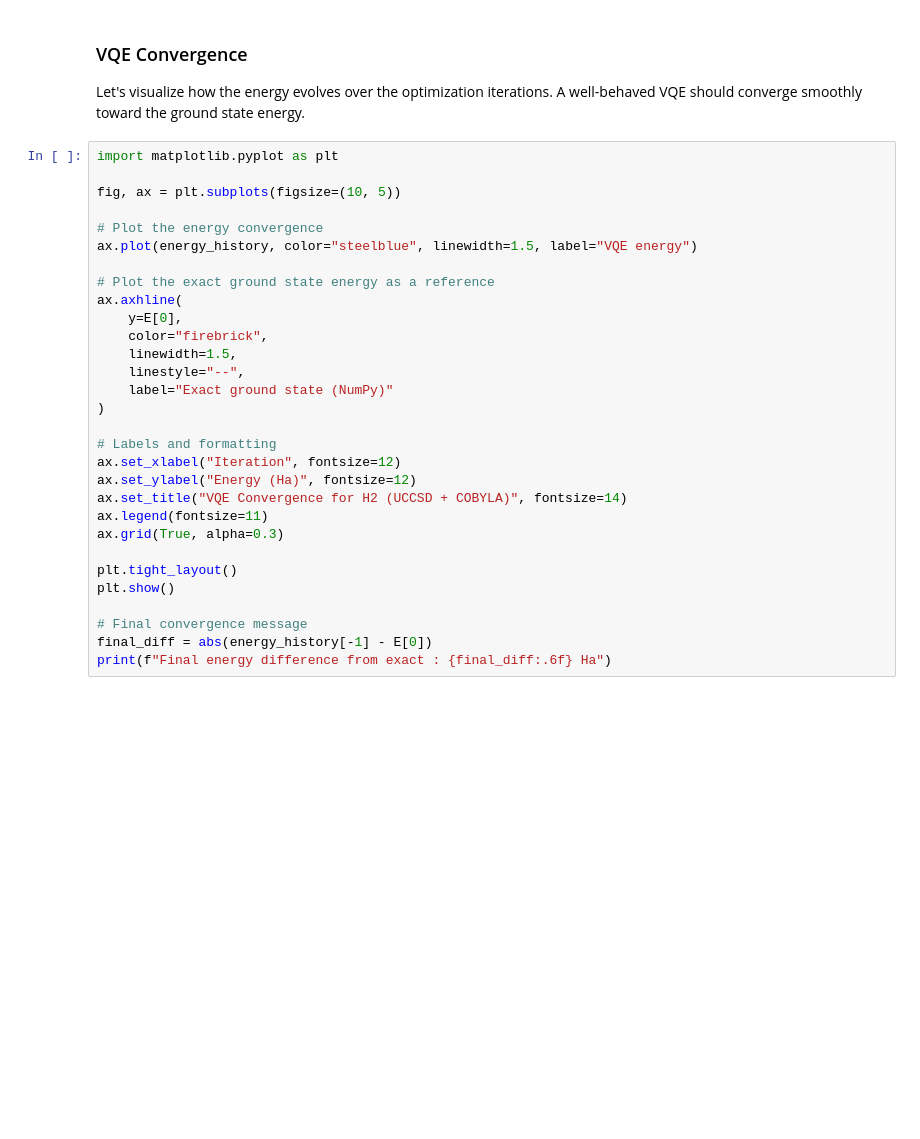
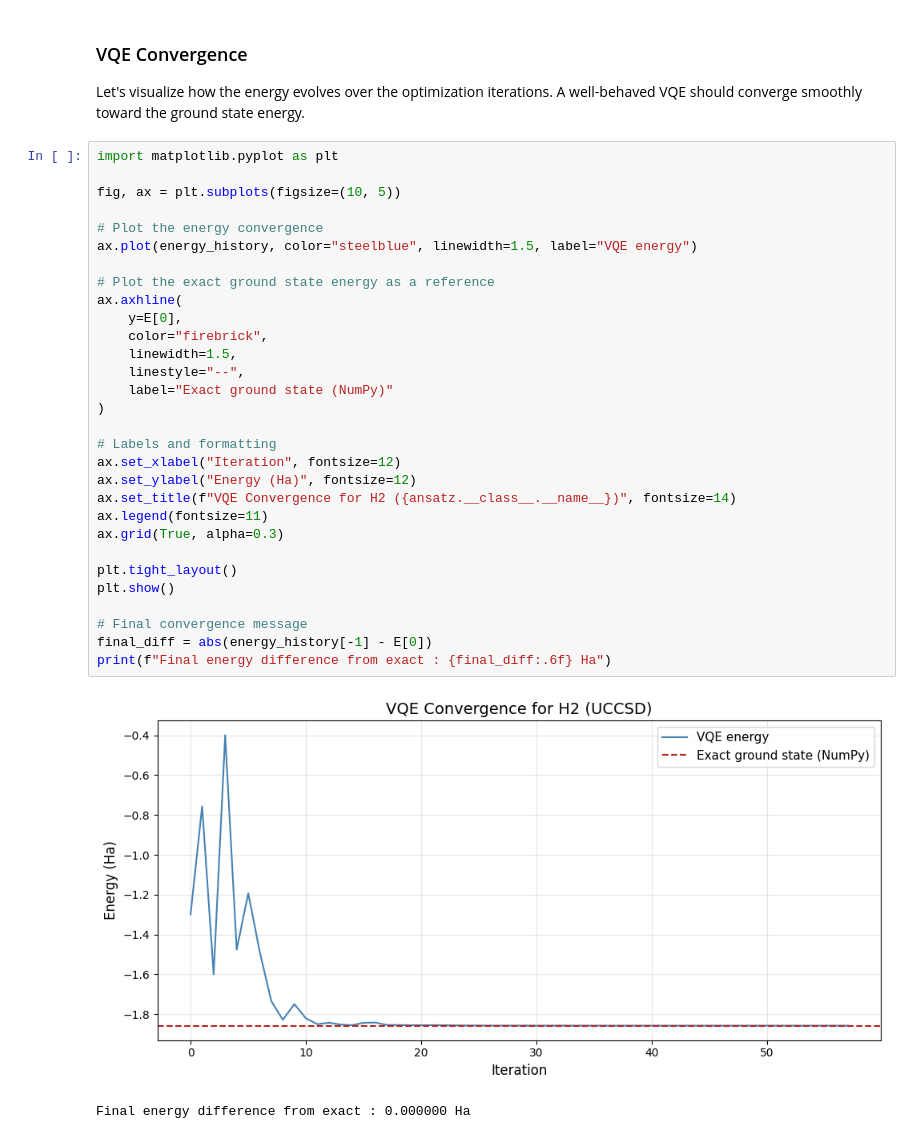
Before and after one commit to korolgroup/qiskit_tutorial, a Jupyter notebook: Qiskit_nature_tuto.ipynb, the cells around one changed output. Saved outputs shown, nothing was run; the diff lists cells and outputs as text; blank space fills up the shorter version.

```diff
--- a/Qiskit_nature_tuto.ipynb
+++ b/Qiskit_nature_tuto.ipynb
@@ -495,30 +501,33 @@ A well-behaved VQE should converge smoothly toward the ground state energy.
 # %%
 import matplotlib.pyplot as plt
 
 fig, ax = plt.subplots(figsize=(10, 5))
 
 # Plot the energy convergence
 ax.plot(energy_history, color="steelblue", linewidth=1.5, label="VQE energy")
 
 # Plot the exact ground state energy as a reference
 ax.axhline(
     y=E[0],
     color="firebrick",
     linewidth=1.5,
     linestyle="--",
     label="Exact ground state (NumPy)"
 )
 
 # Labels and formatting
 ax.set_xlabel("Iteration", fontsize=12)
 ax.set_ylabel("Energy (Ha)", fontsize=12)
-ax.set_title("VQE Convergence for H2 (UCCSD + COBYLA)", fontsize=14)
+ax.set_title(f"VQE Convergence for H2 ({ansatz.__class__.__name__})", fontsize=14)
 ax.legend(fontsize=11)
 ax.grid(True, alpha=0.3)
 
 plt.tight_layout()
 plt.show()
 
 # Final convergence message
 final_diff = abs(energy_history[-1] - E[0])
 print(f"Final energy difference from exact : {final_diff:.6f} Ha")
+# %% [output]
+[figure, added]
+Final energy difference from exact : 0.000000 Ha
```
Also changed, not shown: parts of 4 cells of this notebook.
